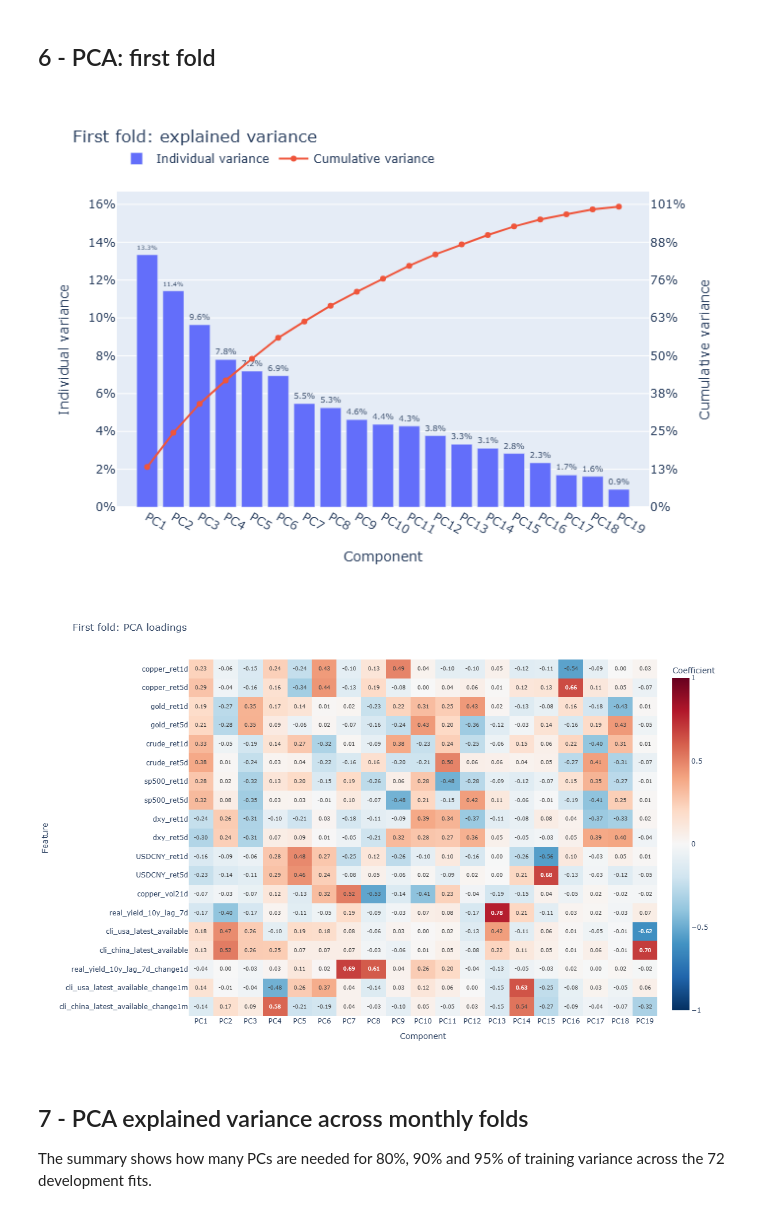
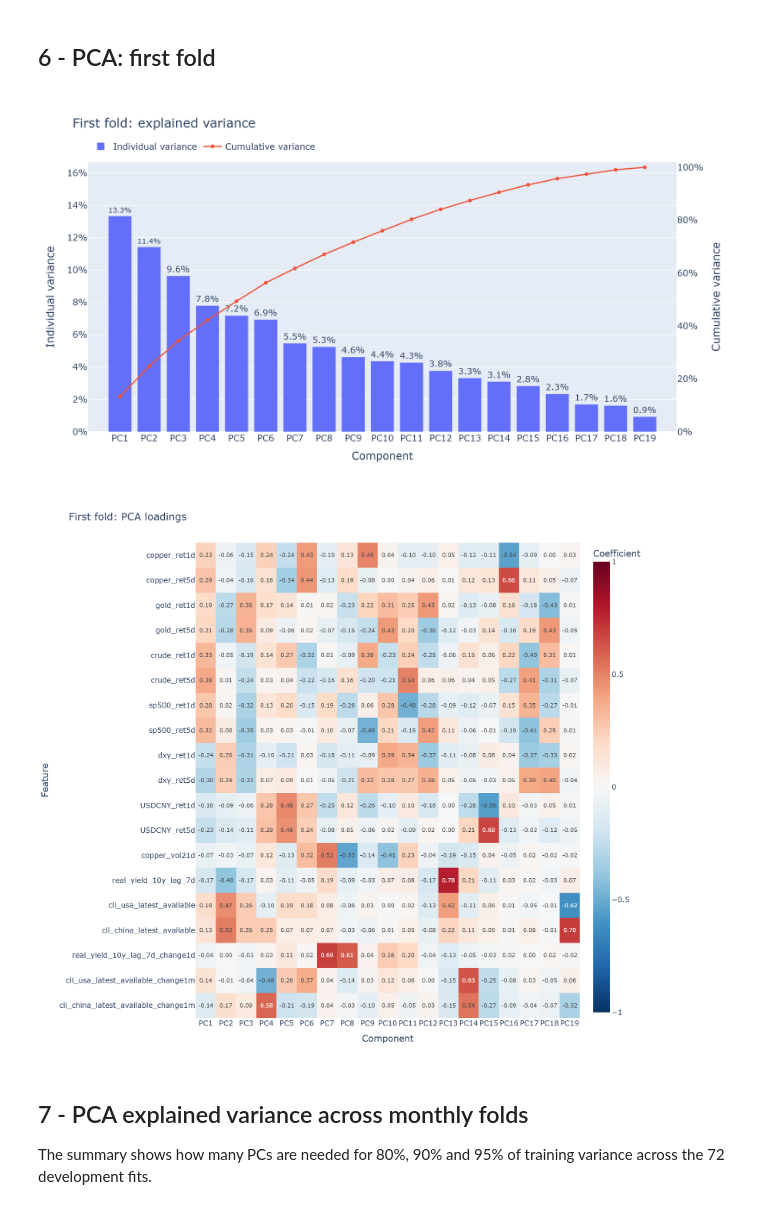
Before and after one commit to EgorTglhf/dr-copper-v2, a Jupyter notebook: notebooks/Phase_1_Data_pipeline_PCA.ipynb, the cells around one changed output. Drawn from its saved outputs; the diff is of its cells as text; code cells hidden in the pictures.

Commit message:
plot improvement

```diff
--- a/notebooks/Phase_1_Data_pipeline_PCA.ipynb
+++ b/notebooks/Phase_1_Data_pipeline_PCA.ipynb
@@ -204,37 +205,49 @@ fig = go.Figure(
         x=evr.index,
         y=evr,
         name="Individual variance",
         text=evr,
         texttemplate="%{text:.1%}",
         textposition="outside",
     )
 )
 fig.add_scatter(
     x=evr.index,
     y=evr.cumsum(),
     name="Cumulative variance",
     mode="lines+markers",
     yaxis="y2",
 )
 fig.update_layout(
     title="First fold: explained variance",
+    width=1100,
+    height=620,
+    font=dict(size=14),
     xaxis_title="Component",
     yaxis=dict(
-        title="Individual variance", tickformat=".0%", range=[0, evr.max() * 1.25]
+        title="Individual variance",
+        tickformat=".0%",
+        range=[0, evr.max() * 1.25],
+        tickmode="linear",
+        tick0=0,
+        dtick=0.02,
     ),
     yaxis2=dict(
         title="Cumulative variance",
         tickformat=".0%",
-        range=[0, 1.05],
+        range=[0, 1.02],
+        tickmode="array",
+        tickvals=[0, 0.2, 0.4, 0.6, 0.8, 1],
+        ticktext=["0%", "20%", "40%", "60%", "80%", "100%"],
         overlaying="y",
         side="right",
         showgrid=False,
     ),
-    legend=dict(orientation="h", y=1.15),
+    legend=dict(orientation="h", y=1.02, yanchor="bottom"),
+    margin=dict(t=110),
 )
 fig.show()
 # %% [output]
-[figure, old version]
+[figure, new version]
 # %%
 fig = px.imshow(
     loadings,
@@ -244,15 +257,16 @@ fig = px.imshow(
     zmax=1,
     aspect="auto",
     title="First fold: PCA loadings",
-    height=800,
-    width=1200,
+    height=1000,
+    width=1100,
     labels={"x": "Component", "y": "Feature", "color": "Coefficient"},
 )
-fig.update_traces(textfont_size=9)
-fig.update_xaxes(tickmode="linear")
+fig.update_layout(font=dict(size=13), margin=dict(l=270, r=90, t=80, b=70))
+fig.update_traces(textfont_size=10)
+fig.update_xaxes(tickmode="linear", dtick=1)
 fig.show()
 # %% [output]
-[figure, old version]
+[figure, new version]
 # %% [markdown]
 ## 7 - PCA explained variance across monthly folds
 
```
Also changed, not shown: parts of 4 cells of this notebook, 1 other file.
